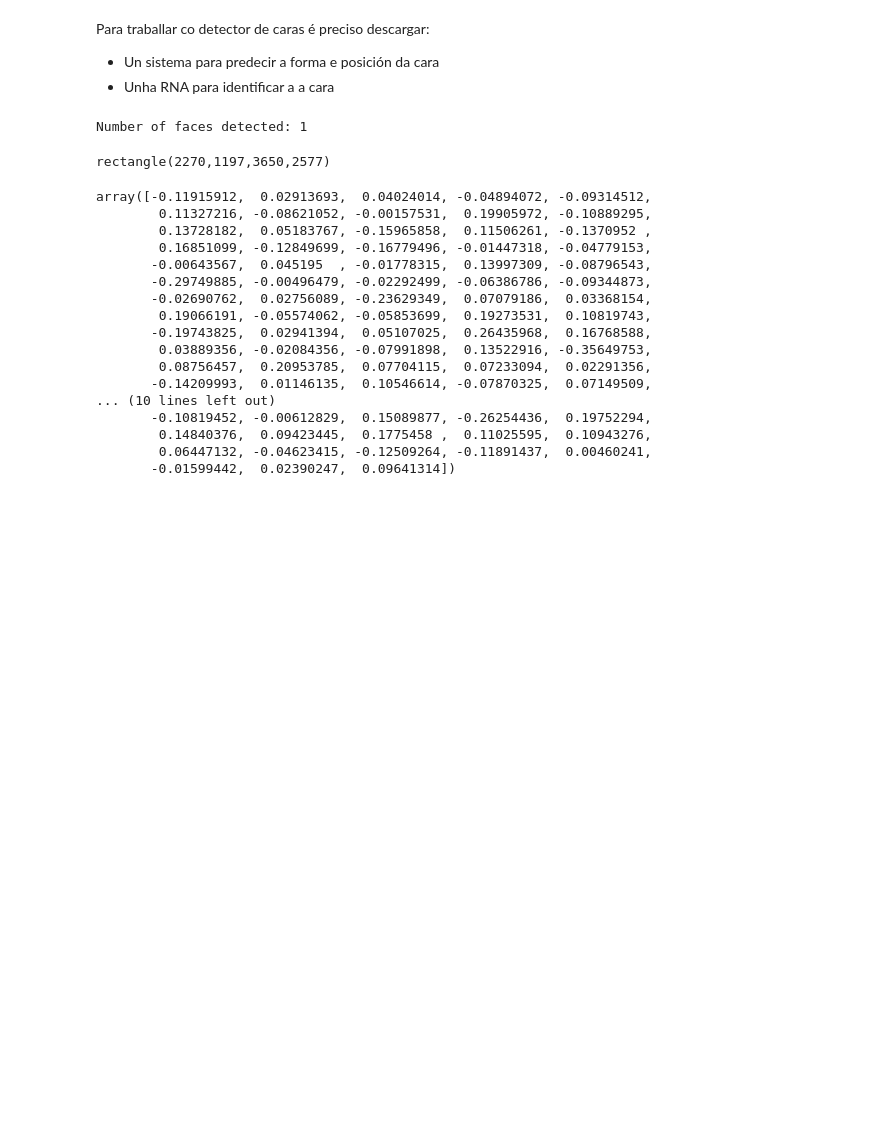
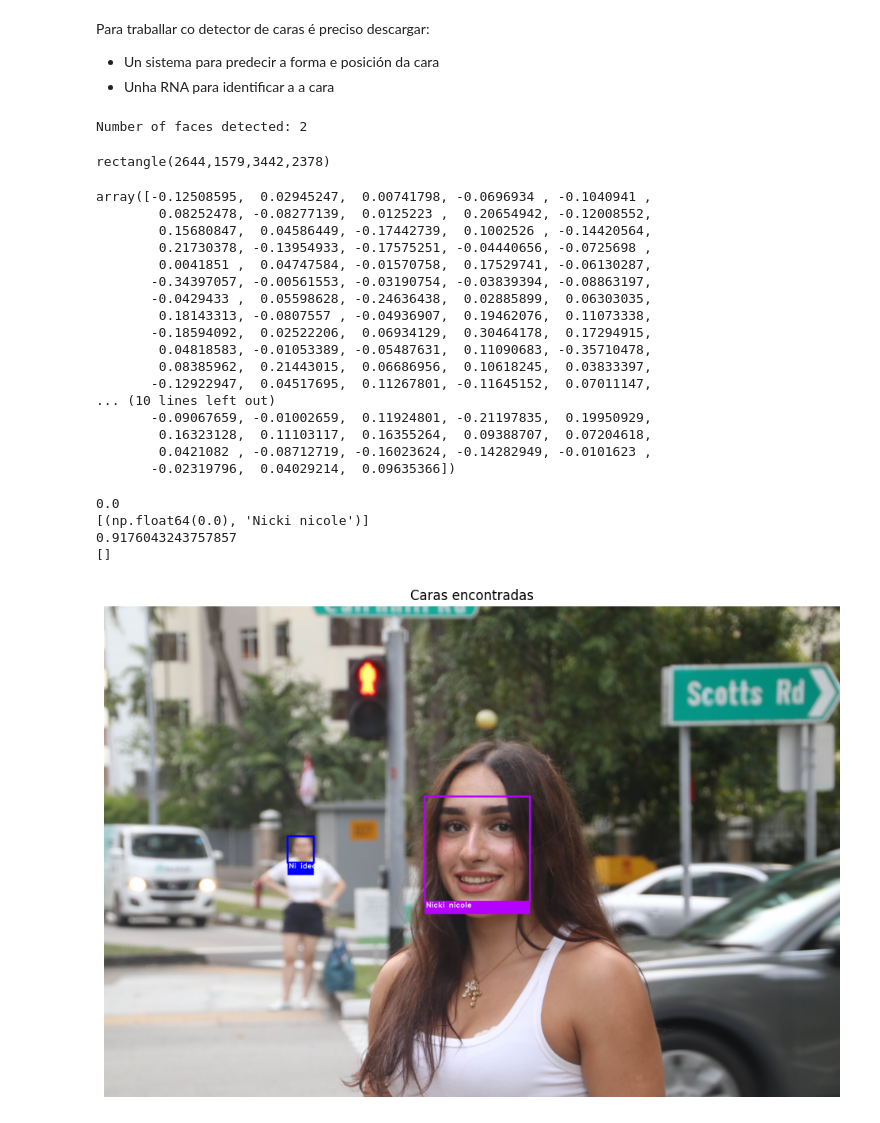
Before and after one commit to nickiiinicole/deteccion-caras-py, a Jupyter notebook: src/bol/detector_dlib.ipynb, the cells around one changed output. Cells and saved outputs as stored; diff of their text form; code cells hidden in the pictures; blank space fills up the shorter version.

```diff
--- a/src/bol/detector_dlib.ipynb
+++ b/src/bol/detector_dlib.ipynb
@@ -54,27 +56,27 @@ shape = sp(image_color,posicions)
 face_descriptor = np.array(facerec.compute_face_descriptor(image_color, shape))
 display(face_descriptor)
 
-known_face_encodings.append((face_descriptor,"Isaac"))
+known_face_encodings.append((face_descriptor,"Nicki nicole"))
 # %% [output]
-Number of faces detected: 1
+Number of faces detected: 2
-rectangle(2270,1197,3650,2577)
+rectangle(2644,1579,3442,2378)
-array([-0.11915912,  0.02913693,  0.04024014, -0.04894072, -0.09314512,
-        0.11327216, -0.08621052, -0.00157531,  0.19905972, -0.10889295,
-        0.13728182,  0.05183767, -0.15965858,  0.11506261, -0.1370952 ,
-        0.16851099, -0.12849699, -0.16779496, -0.01447318, -0.04779153,
-       -0.00643567,  0.045195  , -0.01778315,  0.13997309, -0.08796543,
-       -0.29749885, -0.00496479, -0.02292499, -0.06386786, -0.09344873,
-       -0.02690762,  0.02756089, -0.23629349,  0.07079186,  0.03368154,
-        0.19066191, -0.05574062, -0.05853699,  0.19273531,  0.10819743,
-       -0.19743825,  0.02941394,  0.05107025,  0.26435968,  0.16768588,
-        0.03889356, -0.02084356, -0.07991898,  0.13522916, -0.35649753,
-        0.08756457,  0.20953785,  0.07704115,  0.07233094,  0.02291356,
-       -0.14209993,  0.01146135,  0.10546614, -0.07870325,  0.07149509,
+array([-0.12508595,  0.02945247,  0.00741798, -0.0696934 , -0.1040941 ,
+        0.08252478, -0.08277139,  0.0125223 ,  0.20654942, -0.12008552,
+        0.15680847,  0.04586449, -0.17442739,  0.1002526 , -0.14420564,
+        0.21730378, -0.13954933, -0.17575251, -0.04440656, -0.0725698 ,
+        0.0041851 ,  0.04747584, -0.01570758,  0.17529741, -0.06130287,
+       -0.34397057, -0.00561553, -0.03190754, -0.03839394, -0.08863197,
+       -0.0429433 ,  0.05598628, -0.24636438,  0.02885899,  0.06303035,
+        0.18143313, -0.0807557 , -0.04936907,  0.19462076,  0.11073338,
+       -0.18594092,  0.02522206,  0.06934129,  0.30464178,  0.17294915,
+        0.04818583, -0.01053389, -0.05487631,  0.11090683, -0.35710478,
+        0.08385962,  0.21443015,  0.06686956,  0.10618245,  0.03833397,
+       -0.12922947,  0.04517695,  0.11267801, -0.11645152,  0.07011147,
 ... (10 lines left out)
-       -0.10819452, -0.00612829,  0.15089877, -0.26254436,  0.19752294,
-        0.14840376,  0.09423445,  0.1775458 ,  0.11025595,  0.10943276,
-        0.06447132, -0.04623415, -0.12509264, -0.11891437,  0.00460241,
-       -0.01599442,  0.02390247,  0.09641314])
+       -0.09067659, -0.01002659,  0.11924801, -0.21197835,  0.19950929,
+        0.16323128,  0.11103117,  0.16355264,  0.09388707,  0.07204618,
+        0.0421082 , -0.08712719, -0.16023624, -0.14282949, -0.0101623 ,
+       -0.02319796,  0.04029214,  0.09635366])
 # %%
 face_names = []
 
@@ -89,7 +91,46 @@ for d in dets:
     matches = [(np.linalg.norm(face_descriptor - match[0]), match[1]) for match in known_face_encodings if np.linalg.norm(face_descriptor - match[0]) <= tolerancia]
     print(matches)
     if len(matches) == 0:
-        face_names.append(((d.top(), d.right(), d.bottom(), d.left()),"Ni idea"))
+        face_names.append(((d.top(), d.right(), d.bottom(), d.left()),"Ni idea:,)"))
     else:
         carasOrdenadas = sorted(matches,key=lambda x: x[0])
         face_names.append(((d.top(), d.right(), d.bottom(), d.left()),carasOrdenadas[0][1]))
+# %% [output]
+0.0
+[(np.float64(0.0), 'Nicki nicole')]
+0.9176043243757857
+[]
+# %%
+img_marcas = image_color.copy()
+
+h_img, w_img, _ = img_marcas.shape
+
+padding = 30
+grosor_linea = 15 # Antes era 8, lo subimos para que se vea bien
+
+for (top, right, bottom, left), name in face_names:
+
+    top_p = max(0, top - padding)
+    left_p = max(0, left - padding)
+    bottom_p = min(h_img, bottom + padding)
+    right_p = min(w_img, right + padding)
+
+    colour = (180, 1, 255) if not name == "Ni idea:,)" else (0, 0, 255)
+
+    cv2.rectangle(img_marcas, (left_p, top_p), (right_p, bottom_p), colour, grosor_linea)
+
+    alto_etiqueta = 100
+
+    cv2.rectangle(img_marcas, (left_p, bottom_p), (right_p, bottom_p + alto_etiqueta), colour, cv2.FILLED)
+
+    font = cv2.FONT_HERSHEY_DUPLEX
+
+    cv2.putText(img_marcas, name, (left_p + 10, bottom_p + 45), font, 2.0, (255, 255, 255), 3)
+
+plt.figure(figsize=(12, 12))
+plt.imshow(img_marcas)
+plt.title('Caras encontradas')
+plt.axis('off')
+plt.show()
+# %% [output]
+[figure, added]
```
Also changed, not shown: parts of 3 cells of this notebook, 2 other files.
